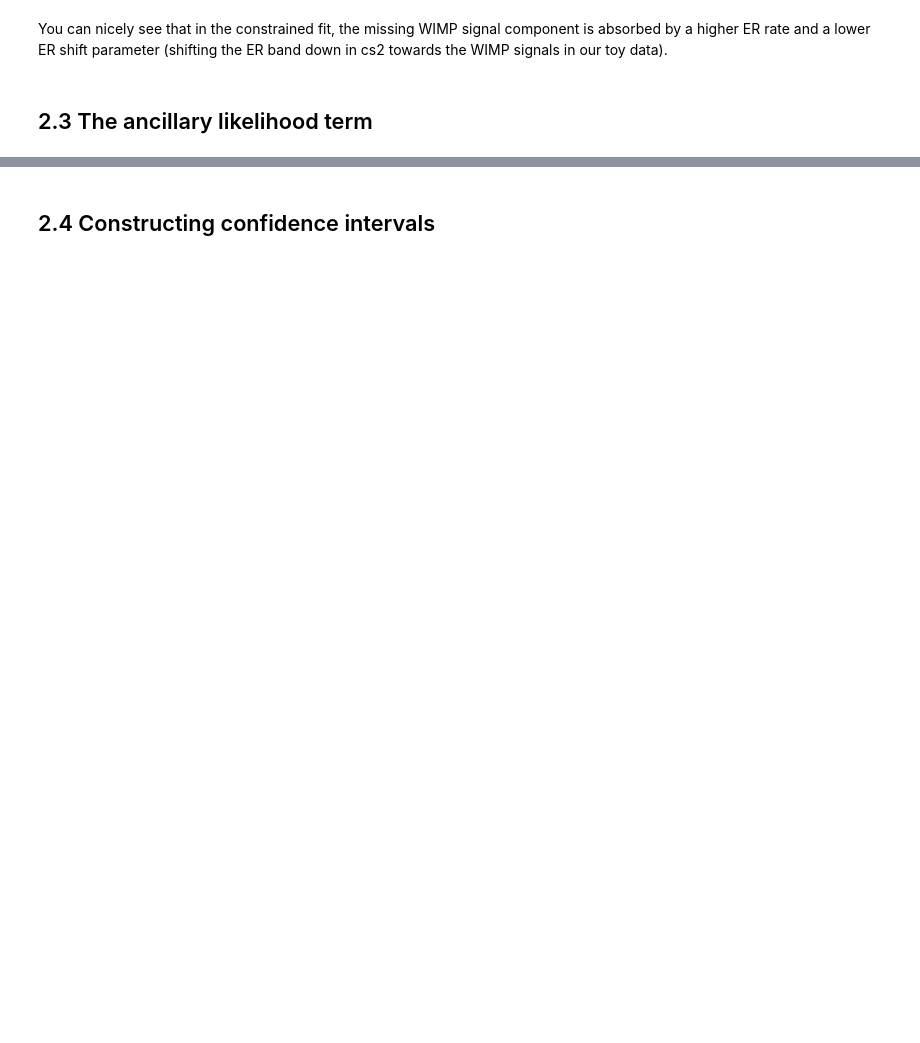
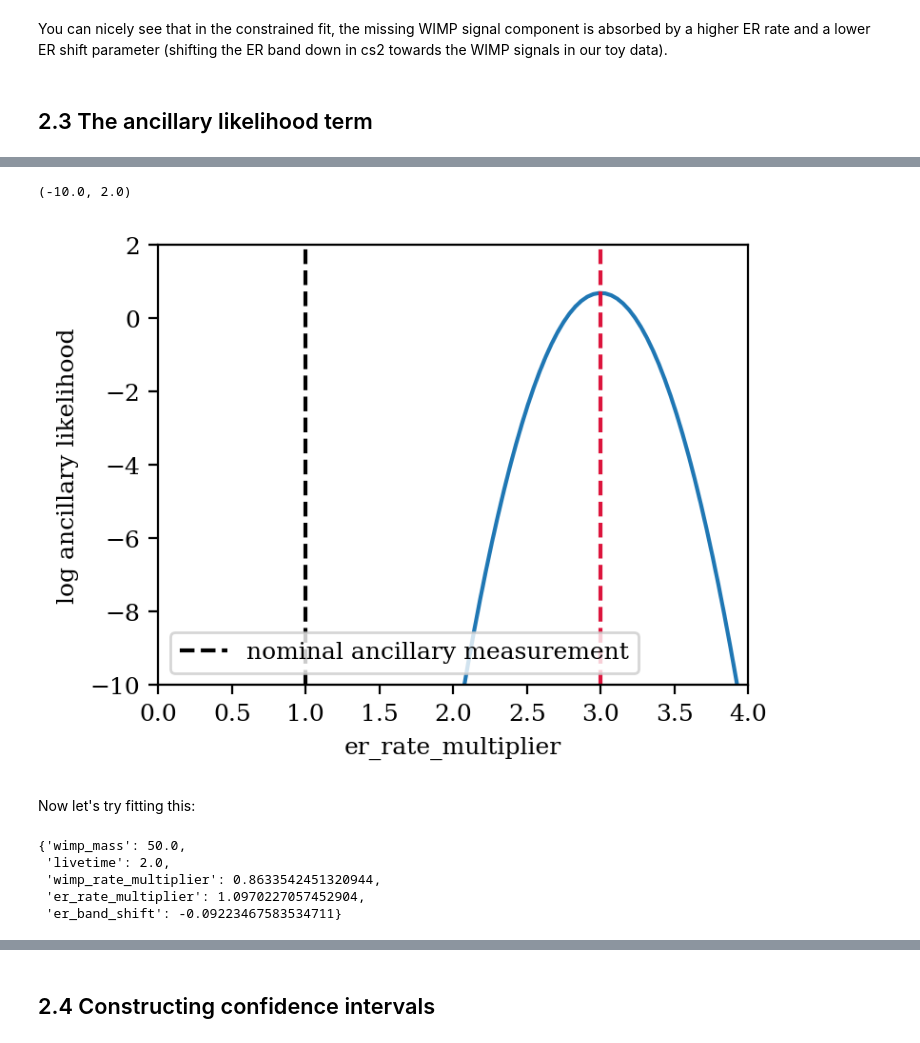
Before and after one commit to XENONnT/alea, a Jupyter notebook: notebooks/2_fitting_and_ci.ipynb, the cells around one changed output, grey strips where cells are left out. Cells and saved outputs as stored; diff of their text form; code cells hidden in the pictures; blank space fills up the shorter version.

Commit message:
fitting and ci notebook

```diff
--- a/notebooks/2_fitting_and_ci.ipynb
+++ b/notebooks/2_fitting_and_ci.ipynb
@@ -121,0 +157,33 @@ You can nicely see that in the constrained fit, the missing WIMP signal componen
+# %%
+# Set ancillary measurement of er_rate_multiplier to 3
+copied_data['ancillary_likelihood']['er_rate_multiplier'][0] = 3.
+
+# Assign data with nominal ancillary measurement
+model.data = copied_data
+# %%
+x = np.linspace(0, 4, 100)
+y = model.likelihood_list[1].constraint_terms['er_rate_multiplier'](x)
+plt.plot(x, y)
+plt.axvline(nominal_er, c='k', ls='--', label='nominal ancillary measurement')
+plt.axvline(3., c='crimson', ls='--')
+
+# Cosmetics
+plt.legend()
+plt.xlabel('er_rate_multiplier')
+plt.ylabel('log ancillary likelihood')
+plt.xlim(0, 4)
+plt.ylim(-10, 2)
+# %% [output]
+(-10.0, 2.0)
+[figure, added]
+# %% [markdown]
+Now let's try fitting this:
+# %%
+best_fit_anc, max_ll_ancc = model.fit()
+best_fit_anc
+# %% [output]
+{'wimp_mass': 50.0,
+ 'livetime': 2.0,
+ 'wimp_rate_multiplier': 0.8633542451320944,
+ 'er_rate_multiplier': 1.0970227057452904,
+ 'er_band_shift': -0.09223467583534711}
```
Also changed, not shown: parts of 28 cells of this notebook.
